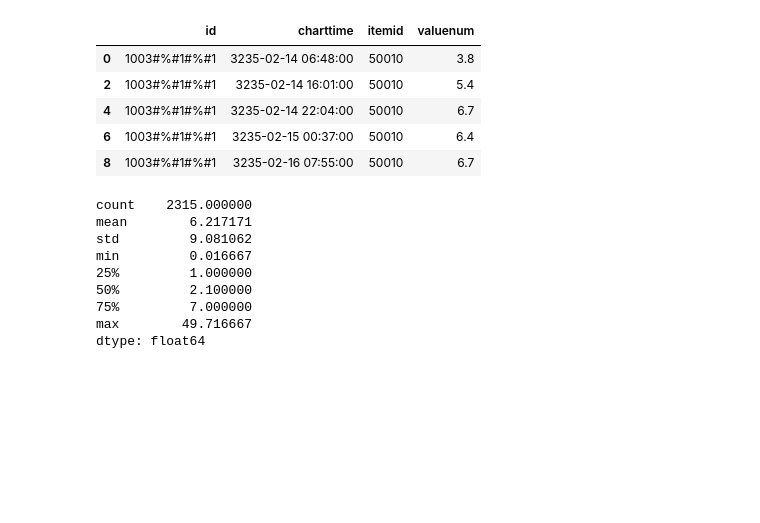
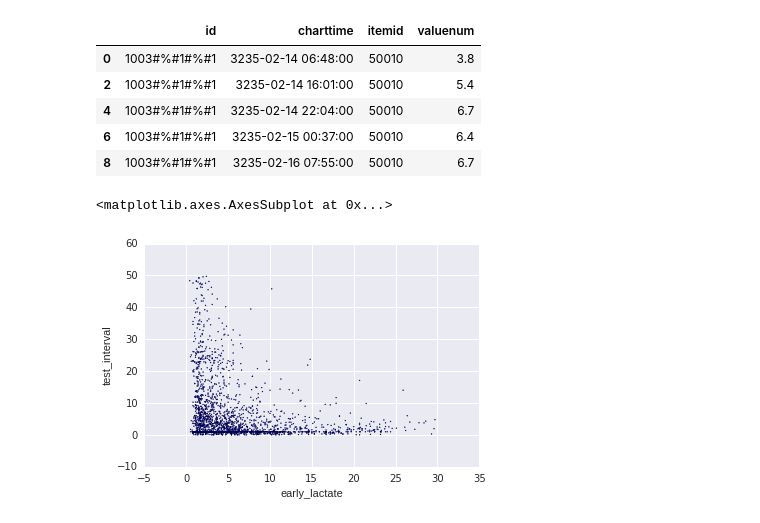
Before and after one commit to JingheZ/SevereSepsisPrediction, a Jupyter notebook: Frequency of Lactate Measurement.ipynb, the cells around one changed output. Cells and saved outputs as stored; diff of their text form; code cells hidden in the pictures; blank space fills up the shorter version.

```diff
--- a/Frequency of Lactate Measurement.ipynb
+++ b/Frequency of Lactate Measurement.ipynb
@@ -37,6 +37,8 @@ import matplotlib.pyplot as plt
 diff_per_pt = []
 diff_per_pt_high = []
 diff_per_pt_low = []
+pair_first = []
+pair_first_low = []
 for name, group in data_df2_3a_2_by_id:
     lines=group.values.tolist()
 
@@ -52,18 +54,17 @@ for name, group in data_df2_3a_2_by_id:
             continue
         else:
             diff_per_pt.append(diff)
+            pair_first.append(first_lac)
 
             if first_lac < 4:
                 diff_per_pt_low.append(diff)
             else:
                 diff_per_pt_high.append(diff)
-# %% [output]
-count    2315.000000
-mean        6.217171
-std         9.081062
-min         0.016667
-25%         1.000000
-50%         2.100000
-75%         7.000000
-max        49.716667
-dtype: float64
+# %%
+# draw a scatter plot for lactate_early vs. test interval
+data = np.array([diff_per_pt, pair_first])
+df = pd.DataFrame(data.T, columns = ['test_interval', 'early_lactate'])
+df.plot(kind='scatter', x='early_lactate', y='test_interval',c='b', s=1)
+# %% [output]
+<matplotlib.axes.AxesSubplot at 0x...>
+[figure, added]
```
Also changed, not shown: parts of 9 cells of this notebook.
